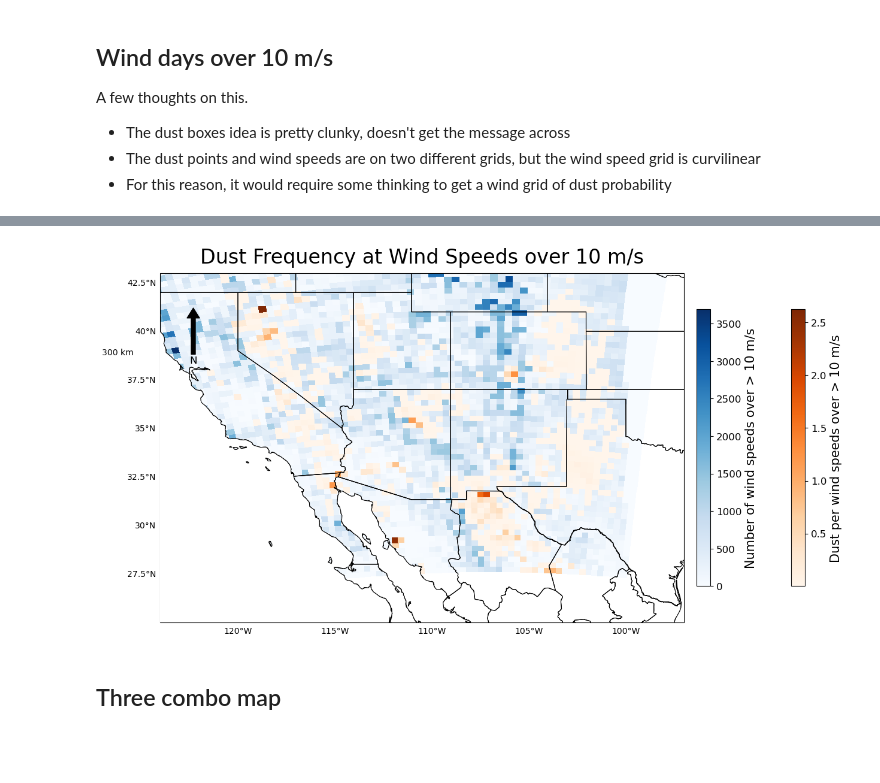
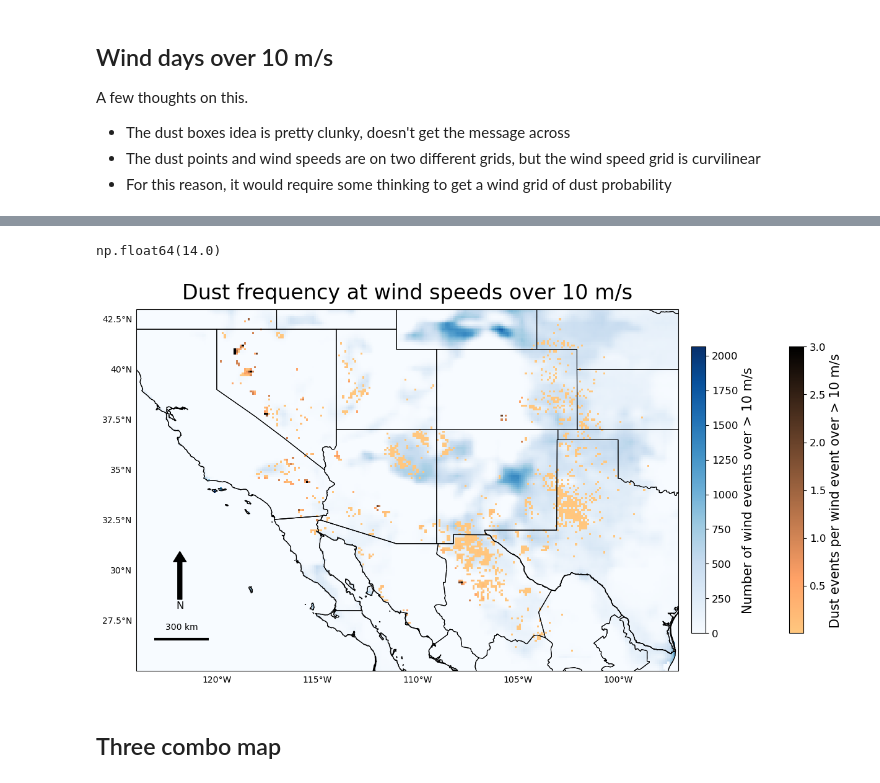
Before and after one commit to jesseturner/WLDAS_Analysis, a Jupyter notebook: ANALYSIS_map_figures.ipynb, the cells around one changed output, grey strips where cells are left out. Drawn from its saved outputs; the diff is of its cells as text; code cells hidden in the pictures; blank space fills up the shorter version.

Commit message:
Plotting new era5 winds map

```diff
--- a/ANALYSIS_map_figures.ipynb
+++ b/ANALYSIS_map_figures.ipynb
@@ -436,7 +436,7 @@ A few thoughts on this.
 * The dust points and wind speeds are on two different grids, but the wind speed grid is curvilinear
 * For this reason, it would require some thinking to get a wind grid of dust probability
 # %%
-wind_ds = xr.open_dataset("DATA/processed/2_wind_grid_narr_2026-04-23.nc")
+wind_ds = xr.open_dataset("DATA/processed/2_wind_grid_era5_2026-05-22.nc")
 
 
 winds_over_10 = (wind_ds['wind_speed'] > 10).sum(dim='time')
@@ -444,25 +465,33 @@ total_num_wind_days = len(wind_ds['time'])
 # %%
 from scipy.spatial import cKDTree
 
-points = np.column_stack((wind_ds.lat.values.ravel(), wind_ds.lon.values.ravel()))
+lat2d, lon2d = np.meshgrid(wind_ds.latitude.values,wind_ds.longitude.values, indexing="ij")
+
+points = np.column_stack((lat2d.ravel(), lon2d.ravel()))
 
 tree = cKDTree(points)
 
 query_points = np.column_stack((dust_points_vars['latitude'], dust_points_vars['longitude']))
 dist, idx = tree.query(query_points)
 
-i, j = np.unravel_index(idx, wind_ds.lat.shape)
+i, j = np.unravel_index(idx, lat2d.shape)
 # %%
-counts = np.zeros_like(wind_ds.lat, dtype=int)
+counts = np.zeros_like(lat2d, dtype=int)
 
 for ii, jj in zip(i, j):
     counts[ii, jj] += 1
+# %%
+clean = np.where(np.isfinite(ratio), ratio, np.nan)
+max_val = np.nanmax(clean)
+max_val
+# %% [output]
+np.float64(14.0)
 # %%
 fig, ax = plt.subplots(figsize=(16, 12), subplot_kw={"projection": ccrs.PlateCarree()})
 
 cf_winds = ax.pcolormesh(
-    winds_over_10['lon'],
-    winds_over_10['lat'],
+    winds_over_10['longitude'],
+    winds_over_10['latitude'],
     winds_over_10,
     transform=ccrs.PlateCarree(),
     cmap='Blues')
@@ -470,43 +499,43 @@ cf_winds = ax.pcolormesh(
 ratio = counts / winds_over_10
 ratio = np.ma.masked_where(counts == 0, ratio)
 
 cf_dust = ax.pcolormesh(
-    winds_over_10['lon'],
-    winds_over_10['lat'],
+    winds_over_10['longitude'],
+    winds_over_10['latitude'],
     ratio,
     transform=ccrs.PlateCarree(),
-    cmap='Oranges')
+    cmap='copper_r',
+    vmax=3)
 
 cbar_dust = plt.colorbar(cf_dust, ax=ax, orientation='vertical', pad=0.0, shrink=0.5)
-cbar_dust.set_label('Dust per wind speeds over > 10 m/s', fontsize=15)
+cbar_dust.set_label('Dust events per wind event over > 10 m/s', fontsize=15)
 cbar_dust.ax.tick_params(labelsize=12)
 
 cbar_winds = plt.colorbar(cf_winds, ax=ax, orientation='vertical', pad=0.02, shrink=0.5)
-cbar_winds.set_label('Number of wind speeds over > 10 m/s', fontsize=15)
+cbar_winds.set_label('Number of wind events over > 10 m/s', fontsize=15)
 cbar_winds.ax.tick_params(labelsize=12)
 
-ax.set_title("Dust Frequency at Wind Speeds over 10 m/s", fontsize=24, pad=12)
+ax.set_title("Dust frequency at wind speeds over 10 m/s", fontsize=24, pad=12)
 
-add_north_arrow(ax)
-add_scale_bar(ax, location=(0.174, 0.63))
+add_north_arrow(ax, location=(0.08, 0.33))
+add_scale_bar(ax, location=(0.035, 0.09))
 
 all_states_provinces = cfeature.NaturalEarthFeature(category='cultural',
     name='admin_1_states_provinces', scale='10m', facecolor='none')
 ax.add_feature(all_states_provinces, linewidth=0.8)
 ax.add_feature(cfeature.COASTLINE, linewidth=0.8, zorder=4)
 ax.add_feature(cfeature.BORDERS, linewidth=0.8)
-ax.add_feature(cfeature.OCEAN, facecolor='white', zorder=3)
 min_lat, max_lat, min_lon, max_lon = common_functions._get_coords_for_region(location_name)
 ax.set_extent([min_lon, max_lon, min_lat, max_lat], crs=ccrs.PlateCarree())
 gl = ax.gridlines(draw_labels=True, linewidth=0, color='gray', alpha=0.7)
 gl.top_labels = False
 gl.right_labels = False
 
 plt.savefig(f"plots/1_wind_speed_map_dust_events.png",
             dpi=600, bbox_inches='tight')
 plt.show()
 # %% [output]
-[figure, old version]
+[figure, new version]
 # %% [markdown]
 ## Three combo map
 # %%
```
Also changed, not shown: parts of 2 cells of this notebook, 1 other file.
